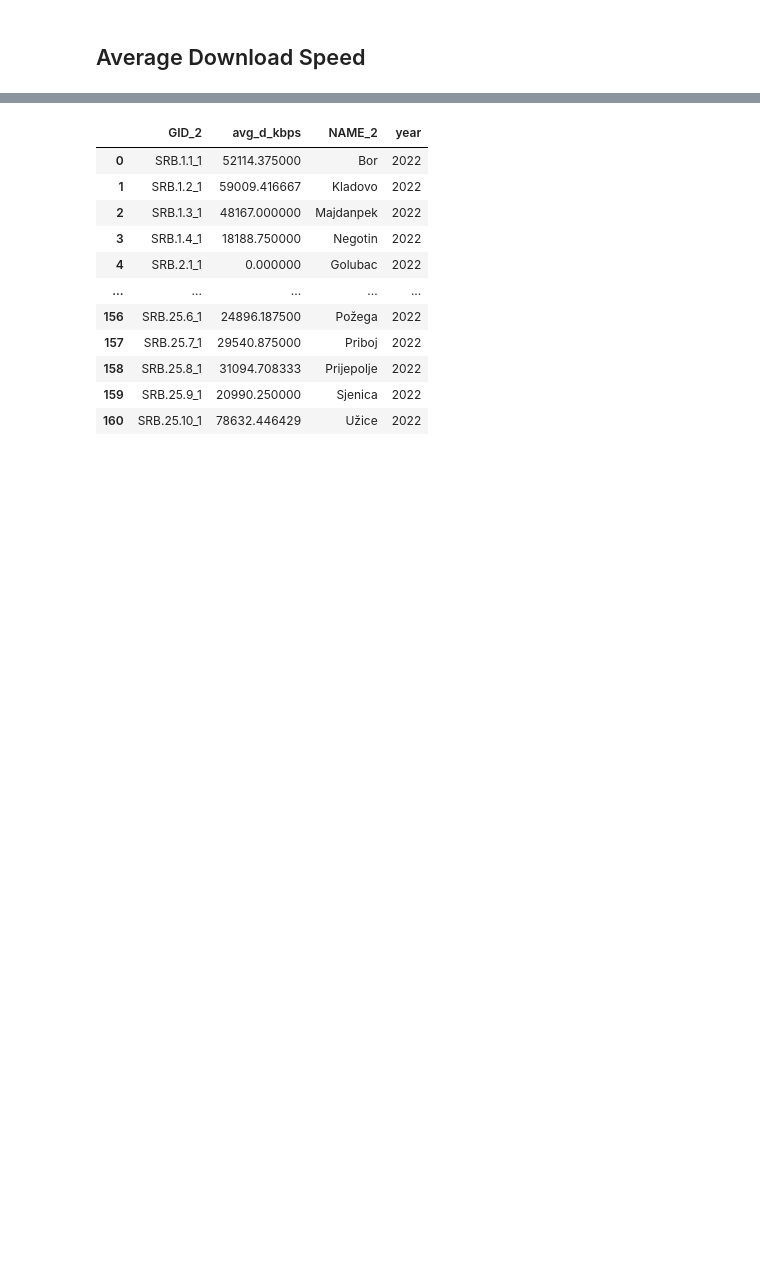
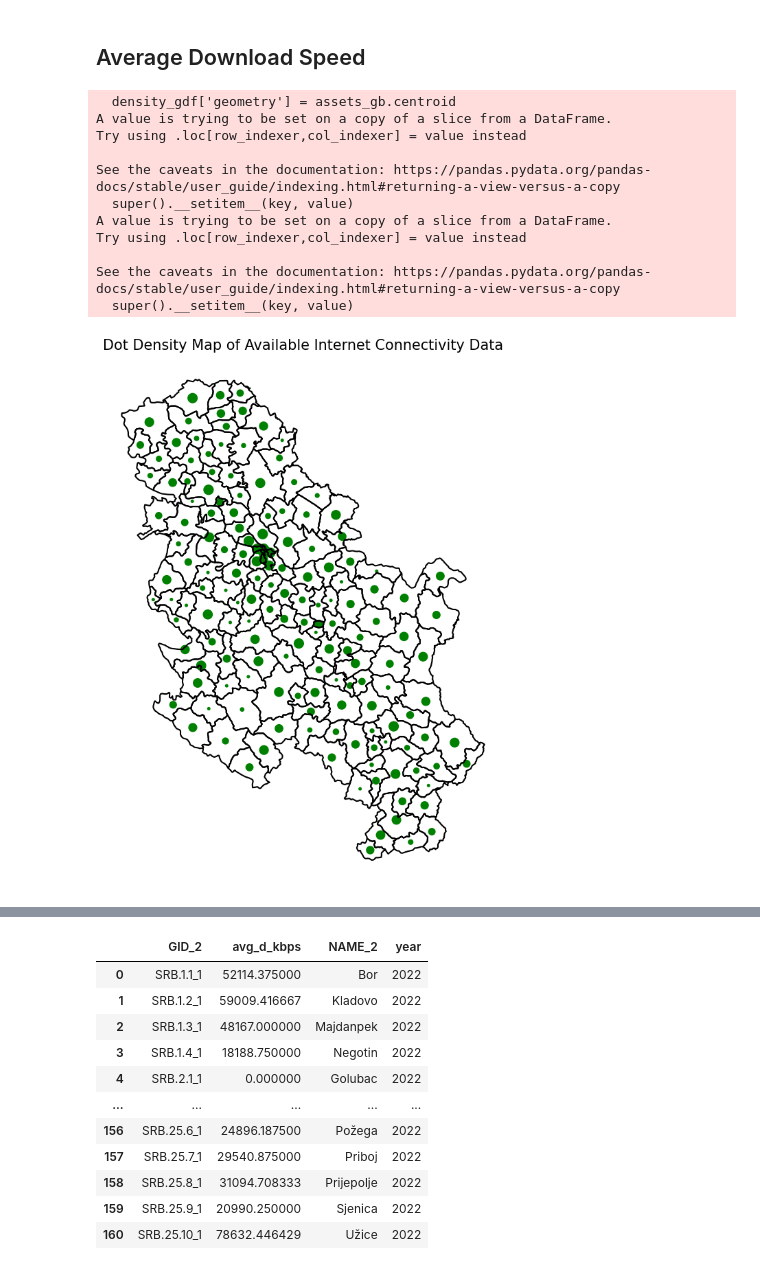
Before and after one commit to sonleh96/wb-gpbp-ldt, a Jupyter notebook: notebooks/cell_tower.ipynb, the cells around one changed output, grey strips where cells are left out. Cells and saved outputs as stored; diff of their text form; code cells hidden in the pictures; blank space fills up the shorter version.

```diff
--- a/notebooks/cell_tower.ipynb
+++ b/notebooks/cell_tower.ipynb
@@ -145,0 +271,3 @@ ookla_fixed.quadkey = ookla_fixed.quadkey.astype('str')
+# %%
+df = pd.read_parquet(r"D:\Work\WB\LDT\countries\SRB\raw_data\internet\2022_combined_mobile.parquet")
+df
@@ -172,0 +297,5 @@ assets_joined.head()
+# %%
+poly = gpd.read_file('D:\Work\WB\LDT\countries\SRB\shapefiles\gadm41_SRB_2.json')
+hospitals = pd.read_csv('D:\Work\WB\LDT\countries\SRB\\raw_data\hospitals.csv')
+schools = pd.read_csv('D:\Work\WB\LDT\countries\SRB\\raw_data\schools.csv')
+assets = pd.concat([hospitals, schools], axis=0).reset_index(drop=True)
@@ -218,3 +442,59 @@ pass_df.describe()
 | max | 107.000000 | 108.000000 | 100.000000 | 2022.0 |
 # %% [markdown]
 ## Average Download Speed
+# %%
+assets_gb = assets_joined.groupby(['GID_2']).agg({'avg_d_kbps': 'mean',
+                                                  'devices': 'sum'}).reset_index()
+
+assets_gb = assets_gb.merge(poly[['GID_2', 'NAME_2', 'geometry']], on=['GID_2'], how='right')
+assets_gb['avg_d_kbps'] = assets_gb['avg_d_kbps'].fillna(0)
+assets_gb['year'] = 2022
+assets_gb['devices'] = assets_gb['devices'].fillna(0)
+assets_gb = gpd.GeoDataFrame(assets_gb)
+# %%
+from shapely.geometry import Point
+from matplotlib import pyplot as plt
+
+# def generate_dots(geom, num_dots):
+#     minx, miny, maxx, maxy = geom.bounds
+#     points = []
+#     while len(points) < num_dots:
+#         random_point = Point(np.random.uniform(minx, maxx), np.random.uniform(miny, maxy))
+#         if geom.contains(random_point):
+#             points.append(random_point)
+#     return points
+
+# quantity_column = 'devices'  # Replace with your column name
+
+# all_dots = []
+# for _, row in assets_gb.iterrows():
+#     num_dots = int(row[quantity_column] / 1000)  # Adjust the scaling factor as needed
+#     all_dots.extend(generate_dots(row.geometry, num_dots))
+
+# # Create a GeoDataFrame of points
+# dots_gdf = gpd.GeoDataFrame(geometry=gpd.GeoSeries(all_dots))
+
+density_gdf = assets_gb[['devices', 'geometry']]
+density_gdf['geometry'] = assets_gb.centroid
+density_gdf['percentile'] = density_gdf['devices'].rank(pct=True) * 100
+
+fig, ax = plt.subplots(figsize=(10, 10))
+assets_gb.boundary.plot(ax=ax, color='black', edgecolor='black')
+density_gdf.plot(ax=ax, color='Green', markersize=density_gdf['percentile'].to_list())  # Adjust color and size as needed
+ax.set_axis_off()
+
+plt.title('Dot Density Map of Available Internet Connectivity Data', fontsize=15)
+plt.show()
+# %% [output]
+  density_gdf['geometry'] = assets_gb.centroid
+A value is trying to be set on a copy of a slice from a DataFrame.
+Try using .loc[row_indexer,col_indexer] = value instead
+
+See the caveats in the documentation: https://pandas.pydata.org/pandas-docs/stable/user_guide/indexing.html#returning-a-view-versus-a-copy
+  super().__setitem__(key, value)
+A value is trying to be set on a copy of a slice from a DataFrame.
+Try using .loc[row_indexer,col_indexer] = value instead
+
+See the caveats in the documentation: https://pandas.pydata.org/pandas-docs/stable/user_guide/indexing.html#returning-a-view-versus-a-copy
+  super().__setitem__(key, value)
+[figure, added]
```
Also changed, not shown: parts of 21 cells of this notebook, 12 other files.
